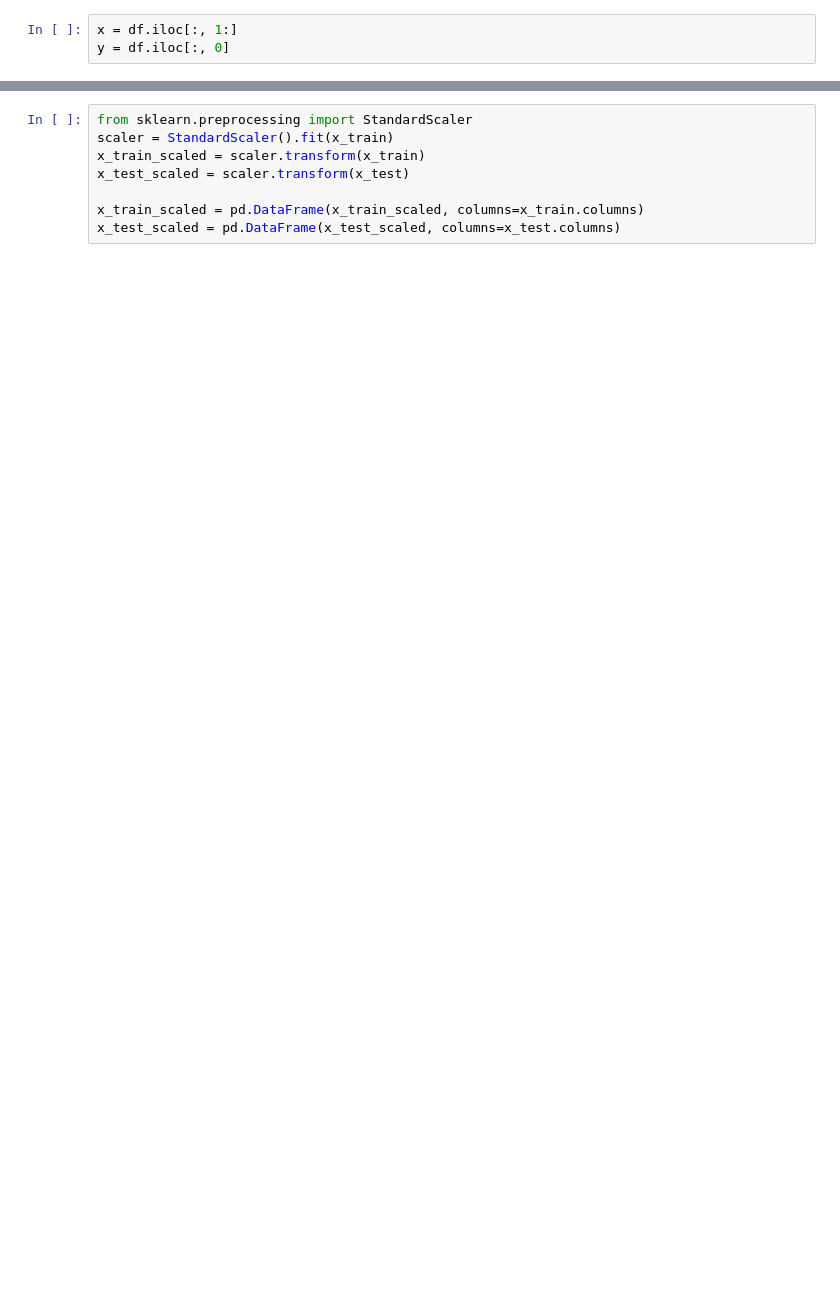
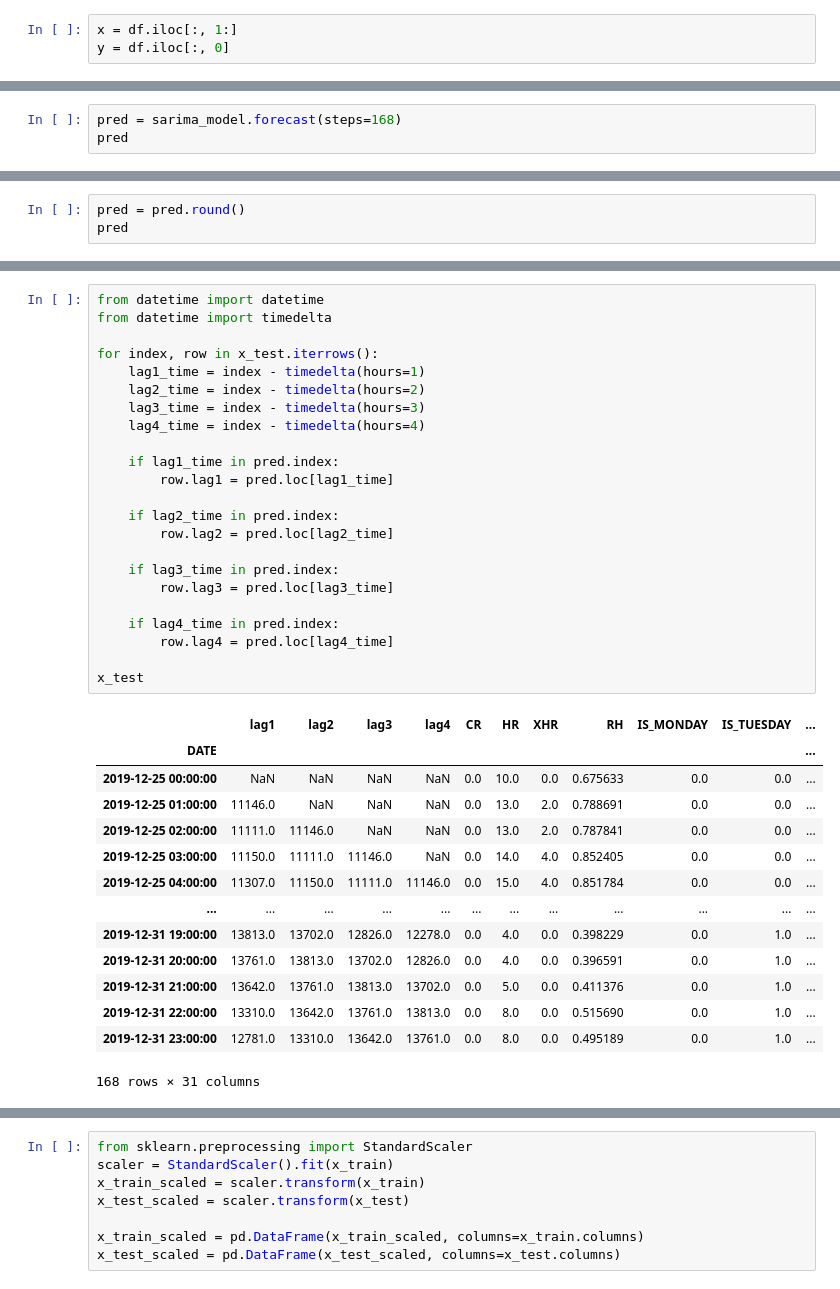
Before and after one commit to acamlibe/SVR-PSO-Load-Forecaster, a Jupyter notebook: SVR.ipynb, the cells around one changed output, grey strips where cells are left out. Drawn from its saved outputs; the diff is of its cells as text; blank space fills up the shorter version.

Commit message:
Added SARIMA to SVR.

```diff
--- a/SVR.ipynb
+++ b/SVR.ipynb
@@ -129,0 +111,3 @@ x_val, x_test, y_val, y_test = train_test_split(x_test, y_test, test_size=test_r
+# %%
+pred = sarima_model.forecast(steps=168)
+pred
@@ -129,0 +127,3 @@ x_val, x_test, y_val, y_test = train_test_split(x_test, y_test, test_size=test_r
+# %%
+pred = pred.round()
+pred
@@ -129,0 +166,38 @@ x_val, x_test, y_val, y_test = train_test_split(x_test, y_test, test_size=test_r
+# %%
+from datetime import datetime
+from datetime import timedelta
+
+for index, row in x_test.iterrows():
+    lag1_time = index - timedelta(hours=1)
+    lag2_time = index - timedelta(hours=2)
+    lag3_time = index - timedelta(hours=3)
+    lag4_time = index - timedelta(hours=4)
+
+    if lag1_time in pred.index:
+        row.lag1 = pred.loc[lag1_time]
+
+    if lag2_time in pred.index:
+        row.lag2 = pred.loc[lag2_time]
+
+    if lag3_time in pred.index:
+        row.lag3 = pred.loc[lag3_time]
+
+    if lag4_time in pred.index:
+        row.lag4 = pred.loc[lag4_time]
+
+x_test
+# %% [output]
+|  | lag1 | lag2 | lag3 | lag4 | CR | HR | XHR | RH | IS_MONDAY | IS_TUESDAY | ... |
+| DATE |  |  |  |  |  |  |  |  |  |  | ... |
+| 2019-12-25 00:00:00 | NaN | NaN | NaN | NaN | 0.0 | 10.0 | 0.0 | 0.675633 | 0.0 | 0.0 | ... |
+| 2019-12-25 01:00:00 | 11146.0 | NaN | NaN | NaN | 0.0 | 13.0 | 2.0 | 0.788691 | 0.0 | 0.0 | ... |
+| 2019-12-25 02:00:00 | 11111.0 | 11146.0 | NaN | NaN | 0.0 | 13.0 | 2.0 | 0.787841 | 0.0 | 0.0 | ... |
+| 2019-12-25 03:00:00 | 11150.0 | 11111.0 | 11146.0 | NaN | 0.0 | 14.0 | 4.0 | 0.852405 | 0.0 | 0.0 | ... |
+| 2019-12-25 04:00:00 | 11307.0 | 11150.0 | 11111.0 | 11146.0 | 0.0 | 15.0 | 4.0 | 0.851784 | 0.0 | 0.0 | ... |
+| ... | ... | ... | ... | ... | ... | ... | ... | ... | ... | ... | ... |
+| 2019-12-31 19:00:00 | 13813.0 | 13702.0 | 12826.0 | 12278.0 | 0.0 | 4.0 | 0.0 | 0.398229 | 0.0 | 1.0 | ... |
+| 2019-12-31 20:00:00 | 13761.0 | 13813.0 | 13702.0 | 12826.0 | 0.0 | 4.0 | 0.0 | 0.396591 | 0.0 | 1.0 | ... |
+| 2019-12-31 21:00:00 | 13642.0 | 13761.0 | 13813.0 | 13702.0 | 0.0 | 5.0 | 0.0 | 0.411376 | 0.0 | 1.0 | ... |
+| 2019-12-31 22:00:00 | 13310.0 | 13642.0 | 13761.0 | 13813.0 | 0.0 | 8.0 | 0.0 | 0.515690 | 0.0 | 1.0 | ... |
+| 2019-12-31 23:00:00 | 12781.0 | 13310.0 | 13642.0 | 13761.0 | 0.0 | 8.0 | 0.0 | 0.495189 | 0.0 | 1.0 | ... |
+168 rows × 31 columns
```
Also changed, not shown: parts of 25 cells of this notebook, 1 other file.
